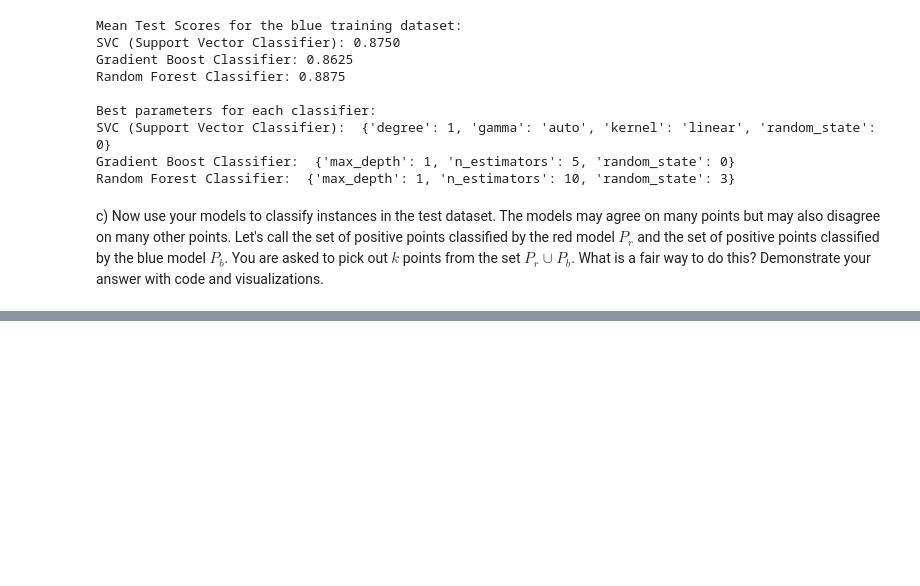
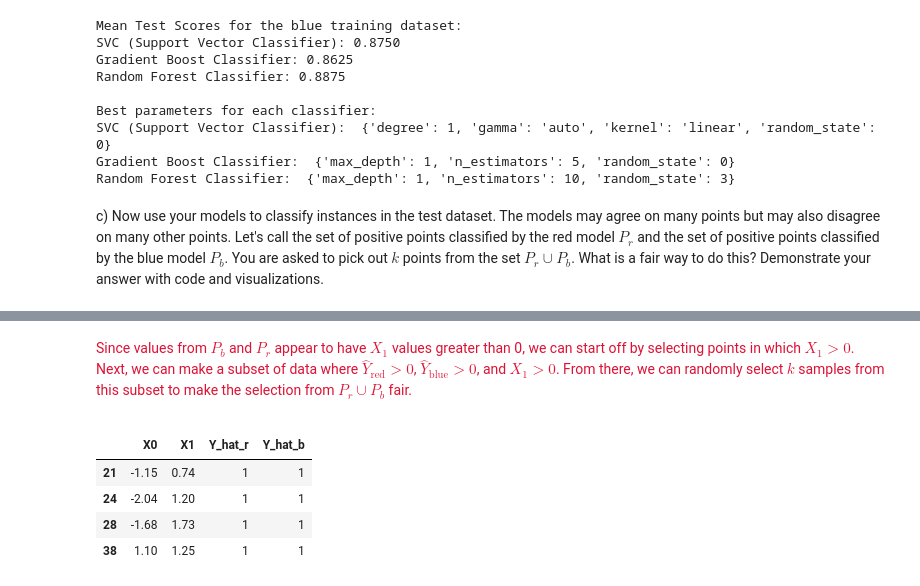
Before and after one commit to jakesimon2/jake_repository, a Jupyter notebook: HW1.ipynb, the cells around one changed output, grey strips where cells are left out. Cells and saved outputs as stored; diff of their text form; code cells hidden in the pictures; blank space fills up the shorter version.

```diff
--- a/HW1.ipynb
+++ b/HW1.ipynb
@@ -339,0 +362,17 @@ Test accuracy using blue's best classifier = 0.85000
+# %% [markdown]
+<span style="color:#dd1234">
+
+Since values from $P_b$ and $P_r$ appear to have $X_1$ values greater than 0, we can start off by selecting points in which $X_1 > 0$. Next, we can make a subset of data where $\hat{Y}_\text{red}>0$, $\hat{Y}_\text{blue}>0$, and $X_1>0$. From there, we can randomly select $k$ samples from this subset to make the selection from $P_r \cup P_b$ fair.
+
+</span>
+# %%
+subset_rb = tested_rb[((tested_rb['Y_hat_r'] > 0) & (tested_rb['Y_hat_b'] > 0) & (tested_rb['X1'] > 0))]
+
+k = 4
+subset_rb.sample(n=k).sort_index()
+# %% [output]
+|  | X0 | X1 | Y_hat_r | Y_hat_b |
+| 21 | -1.15 | 0.74 | 1 | 1 |
+| 24 | -2.04 | 1.20 | 1 | 1 |
+| 28 | -1.68 | 1.73 | 1 | 1 |
+| 38 | 1.10 | 1.25 | 1 | 1 |
```
Also changed, not shown: parts of 8 cells of this notebook.
